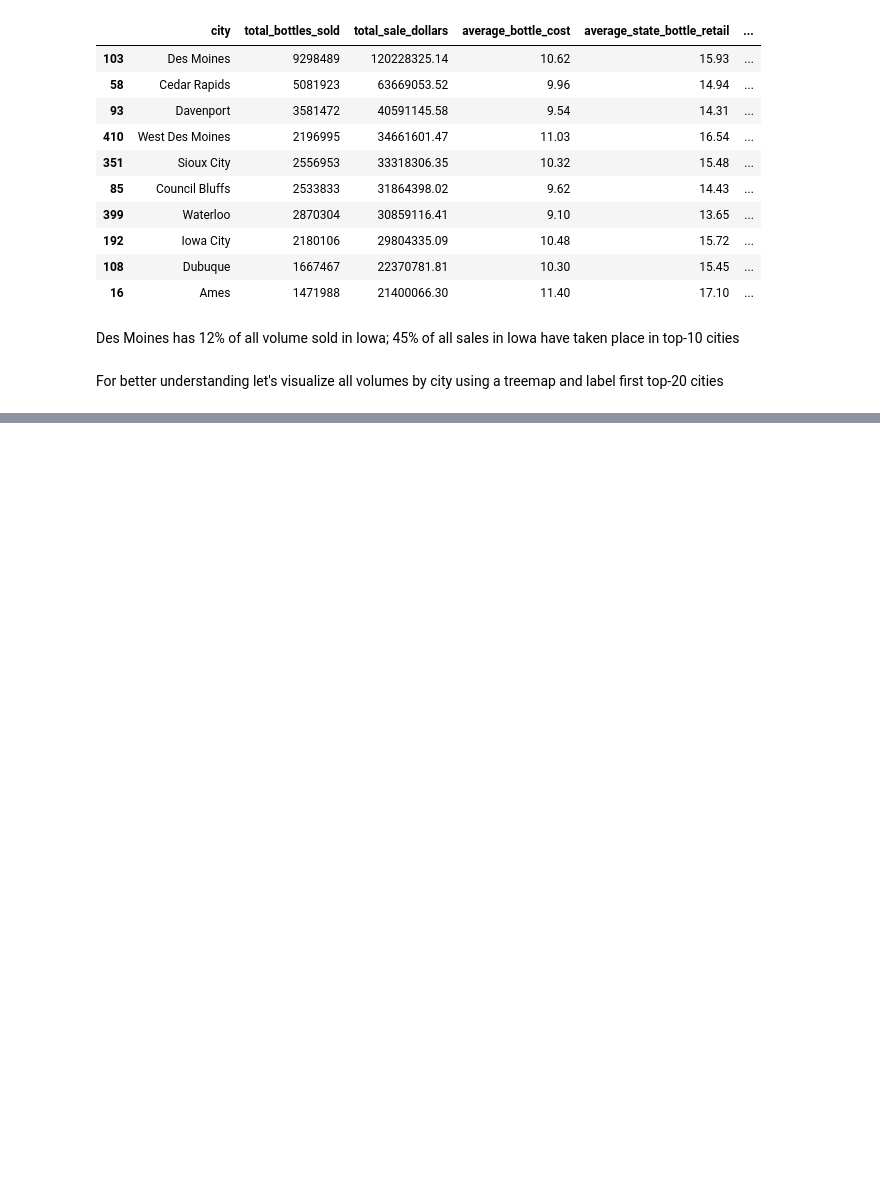
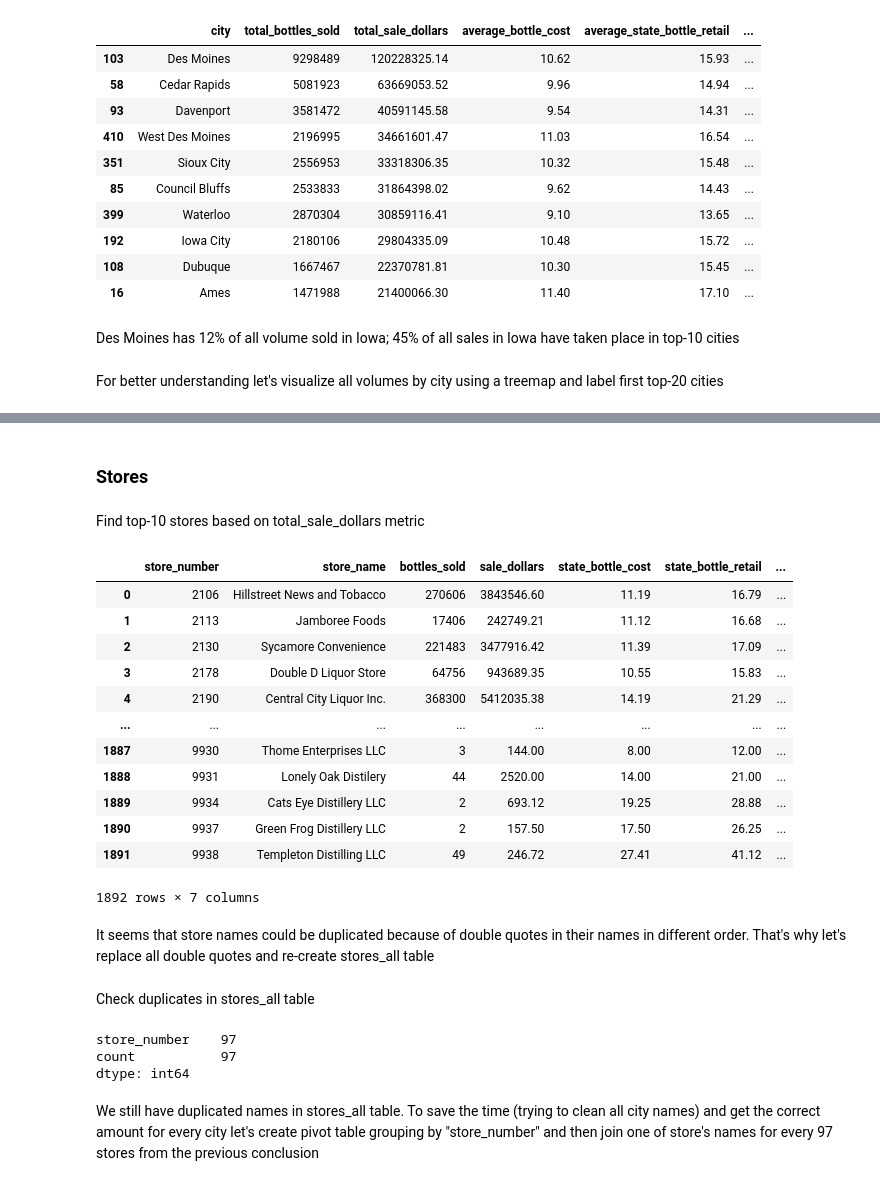
Before and after one commit to polesh21/iowa_liquor_sales, a Jupyter notebook: EDA_iowa.ipynb, the cells around one changed output, grey strips where cells are left out. Cells and saved outputs as stored; diff of their text form; code cells hidden in the pictures; blank space fills up the shorter version.

```diff
--- a/EDA_iowa.ipynb
+++ b/EDA_iowa.ipynb
@@ -250,0 +255,24 @@ plt.show()
+# %% [markdown]
+### Stores
+# %% [markdown]
+ Find top-10 stores based on total_sale_dollars metric
+# %%
+stores_all = pd.pivot_table(df, values=['bottles_sold','state_bottle_cost','state_bottle_retail','sale_dollars','volume_sold_liters'], index=['store_number','store_name'],
+                            aggfunc={'bottles_sold':np.sum, 'state_bottle_cost':np.mean, 'state_bottle_retail':np.mean, 'sale_dollars':np.sum, 'volume_sold_liters':np.sum}).reset_index()
+stores_all
+# %% [output]
+|  | store_number | store_name | bottles_sold | sale_dollars | state_bottle_cost | state_bottle_retail | ... |
+| 0 | 2106 | Hillstreet News and Tobacco | 270606 | 3843546.60 | 11.19 | 16.79 | ... |
+| 1 | 2113 | Jamboree Foods | 17406 | 242749.21 | 11.12 | 16.68 | ... |
+| 2 | 2130 | Sycamore Convenience | 221483 | 3477916.42 | 11.39 | 17.09 | ... |
+| 3 | 2178 | Double D Liquor Store | 64756 | 943689.35 | 10.55 | 15.83 | ... |
+| 4 | 2190 | Central City Liquor Inc. | 368300 | 5412035.38 | 14.19 | 21.29 | ... |
+| ... | ... | ... | ... | ... | ... | ... | ... |
+| 1887 | 9930 | Thome Enterprises LLC | 3 | 144.00 | 8.00 | 12.00 | ... |
+| 1888 | 9931 | Lonely Oak Distilery | 44 | 2520.00 | 14.00 | 21.00 | ... |
+| 1889 | 9934 | Cats Eye Distillery LLC | 2 | 693.12 | 19.25 | 28.88 | ... |
+| 1890 | 9937 | Green Frog Distillery LLC | 2 | 157.50 | 17.50 | 26.25 | ... |
+| 1891 | 9938 | Templeton Distilling LLC | 49 | 246.72 | 27.41 | 41.12 | ... |
+1892 rows × 7 columns
+# %% [markdown]
+It seems that store names could be duplicated because of double quotes in their names in different order. That's why let's replace all double quotes and re-create stores_all table
@@ -250,0 +283,12 @@ plt.show()
+# %% [markdown]
+Check duplicates in stores_all table
+# %%
+check_stores = stores_all_clean.groupby(['store_number']).size().reset_index()
+check_stores = check_stores.rename(columns={0:"count"})
+check_stores[check_stores['count']>1].count()
+# %% [output]
+store_number    97
+count           97
+dtype: int64
+# %% [markdown]
+We still have duplicated names in stores_all table. To save the time (trying to clean all city names) and get the correct amount for every city let's create pivot table grouping by "store_number" and then join one of store's names for every 97 stores from the previous conclusion
```
Also changed, not shown: parts of 13 cells of this notebook.
